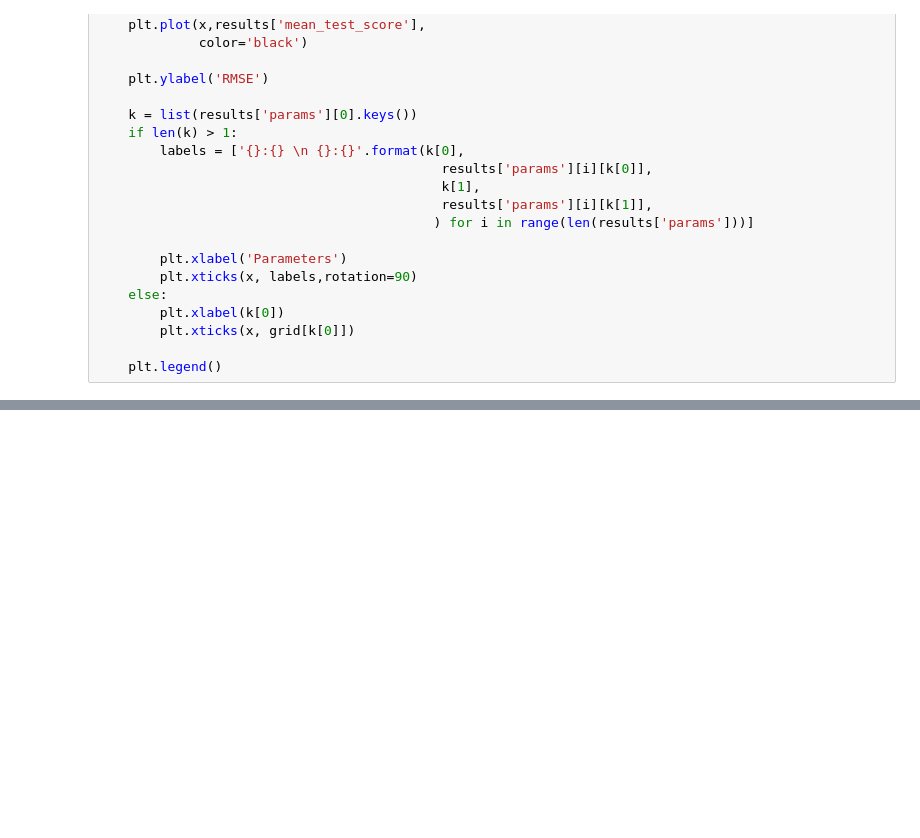
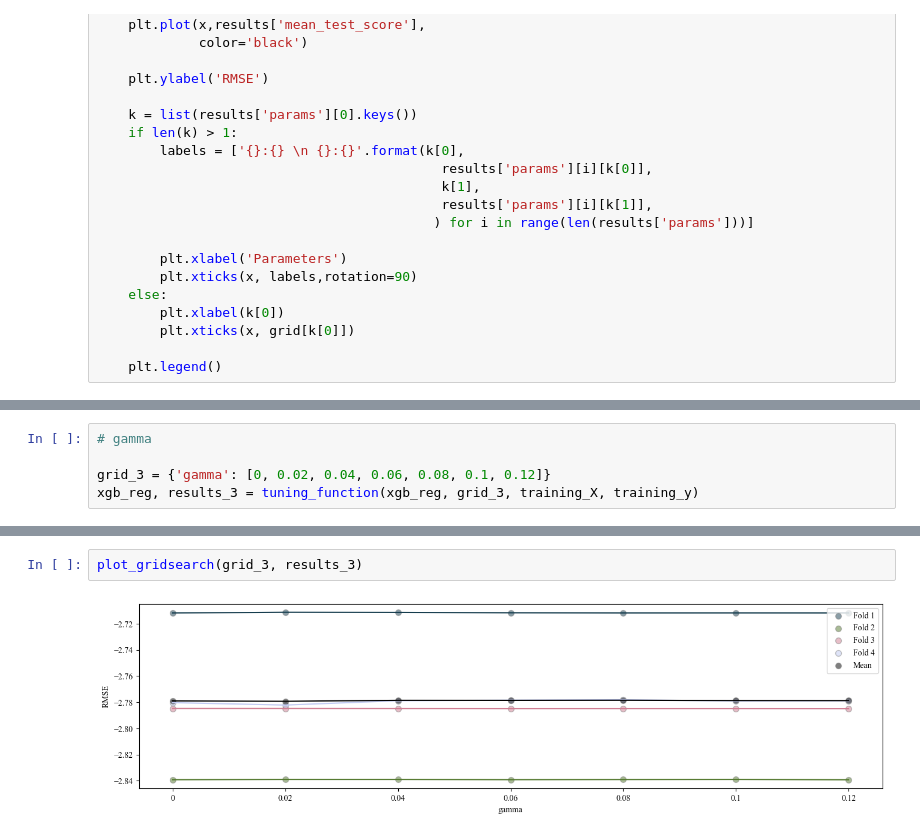
Before and after one commit to juanfuooo/Subtropical-Front-Modeling-Code, a Jupyter notebook: Step2/xgb_build.ipynb, the cells around one changed output, grey strips where cells are left out. Drawn from its saved outputs; the diff is of its cells as text; blank space fills up the shorter version.

```diff
--- a/Step2/xgb_build.ipynb
+++ b/Step2/xgb_build.ipynb
@@ -380,0 +424,5 @@ plot_gridsearch(grid_1, cv_results_1)
+# %%
+# gamma
+
+grid_3 = {'gamma': [0, 0.02, 0.04, 0.06, 0.08, 0.1, 0.12]}
+xgb_reg, results_3 = tuning_function(xgb_reg, grid_3, training_X, training_y)
@@ -380,0 +470,4 @@ plot_gridsearch(grid_1, cv_results_1)
+# %%
+plot_gridsearch(grid_3, results_3)
+# %% [output]
+[figure, added]
```
Also changed, not shown: parts of 29 cells of this notebook, 3 other files.
